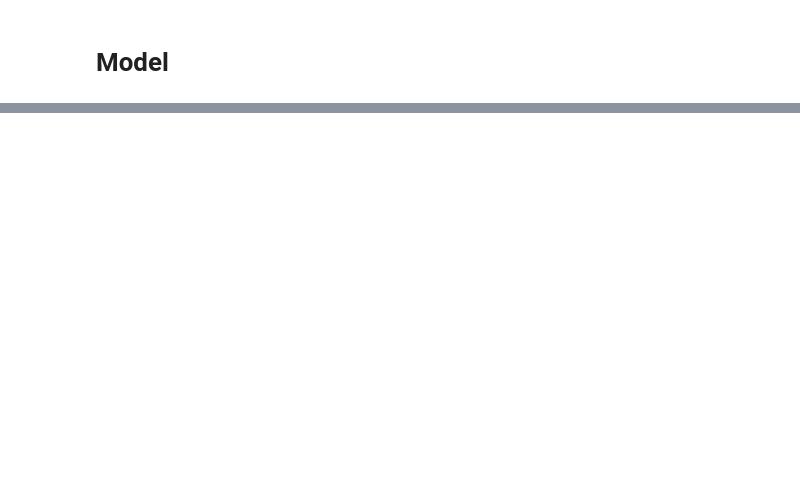
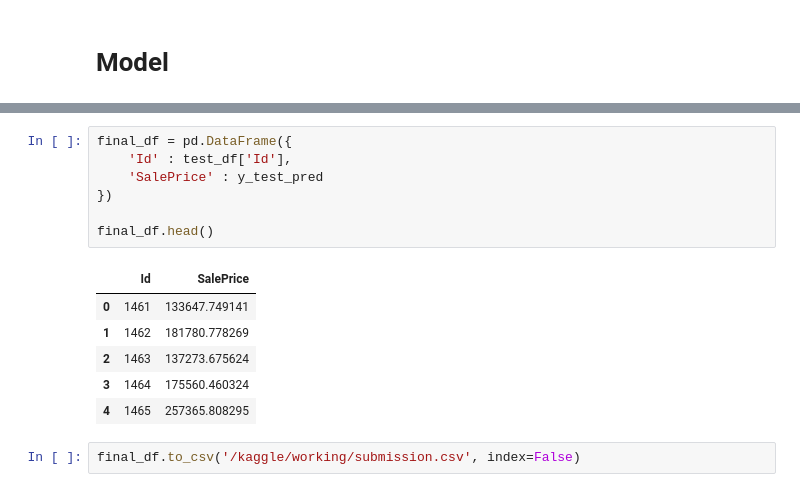
Before and after one commit to 20mattk/Kaggle-House-Prices-Competition, a Jupyter notebook: Kaggle House Prices Competition.ipynb, the cells around one changed output, grey strips where cells are left out. Cells and saved outputs as stored; diff of their text form; blank space fills up the shorter version.

```diff
--- a/Kaggle House Prices Competition.ipynb
+++ b/Kaggle House Prices Competition.ipynb
@@ -76,0 +95,16 @@ R-squared score: 0.6256518924621182
+# %%
+final_df = pd.DataFrame({
+    'Id' : test_df['Id'],
+    'SalePrice' : y_test_pred
+})
+
+final_df.head()
+# %% [output]
+|  | Id | SalePrice |
+| 0 | 1461 | 133647.749141 |
+| 1 | 1462 | 181780.778269 |
+| 2 | 1463 | 137273.675624 |
+| 3 | 1464 | 175560.460324 |
+| 4 | 1465 | 257365.808295 |
+# %%
+final_df.to_csv('/kaggle/working/submission.csv', index=False)
```
Also changed, not shown: parts of 8 cells of this notebook.
